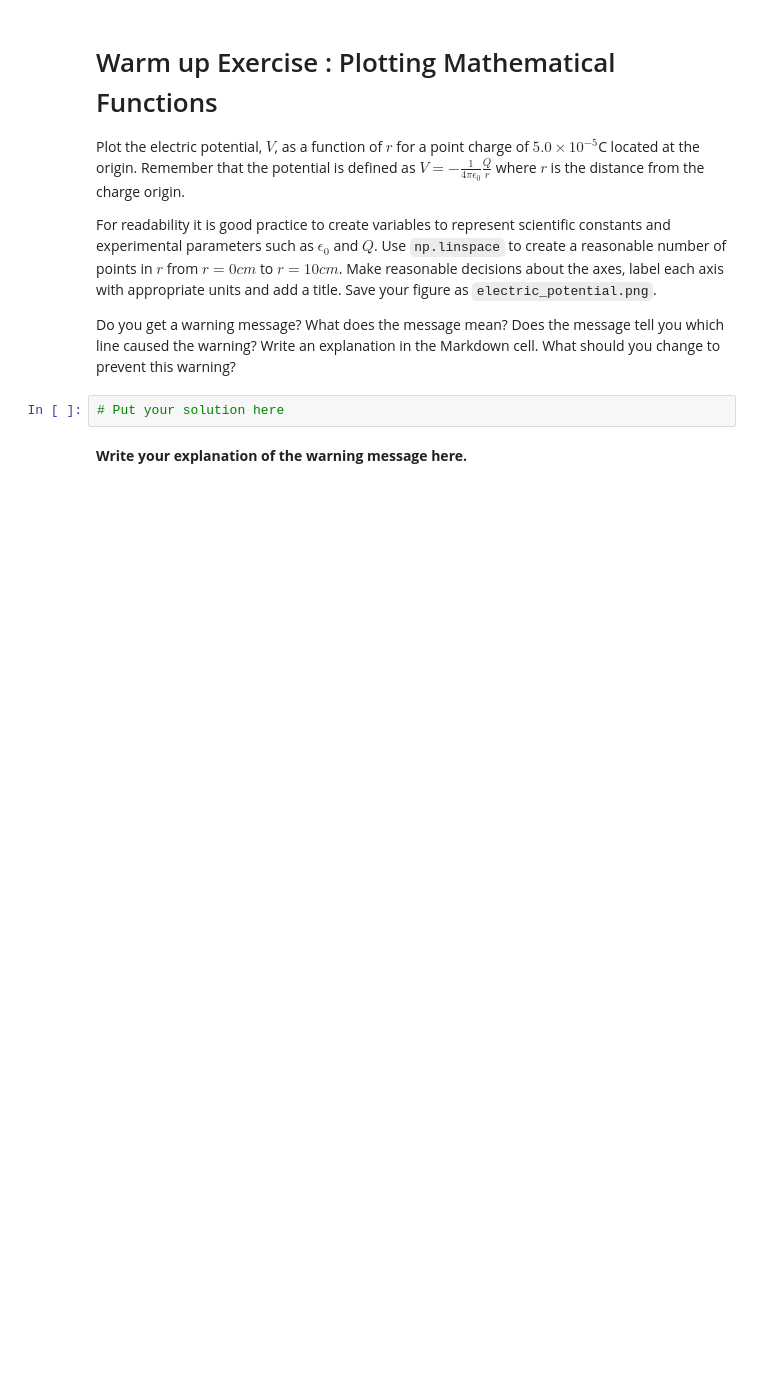
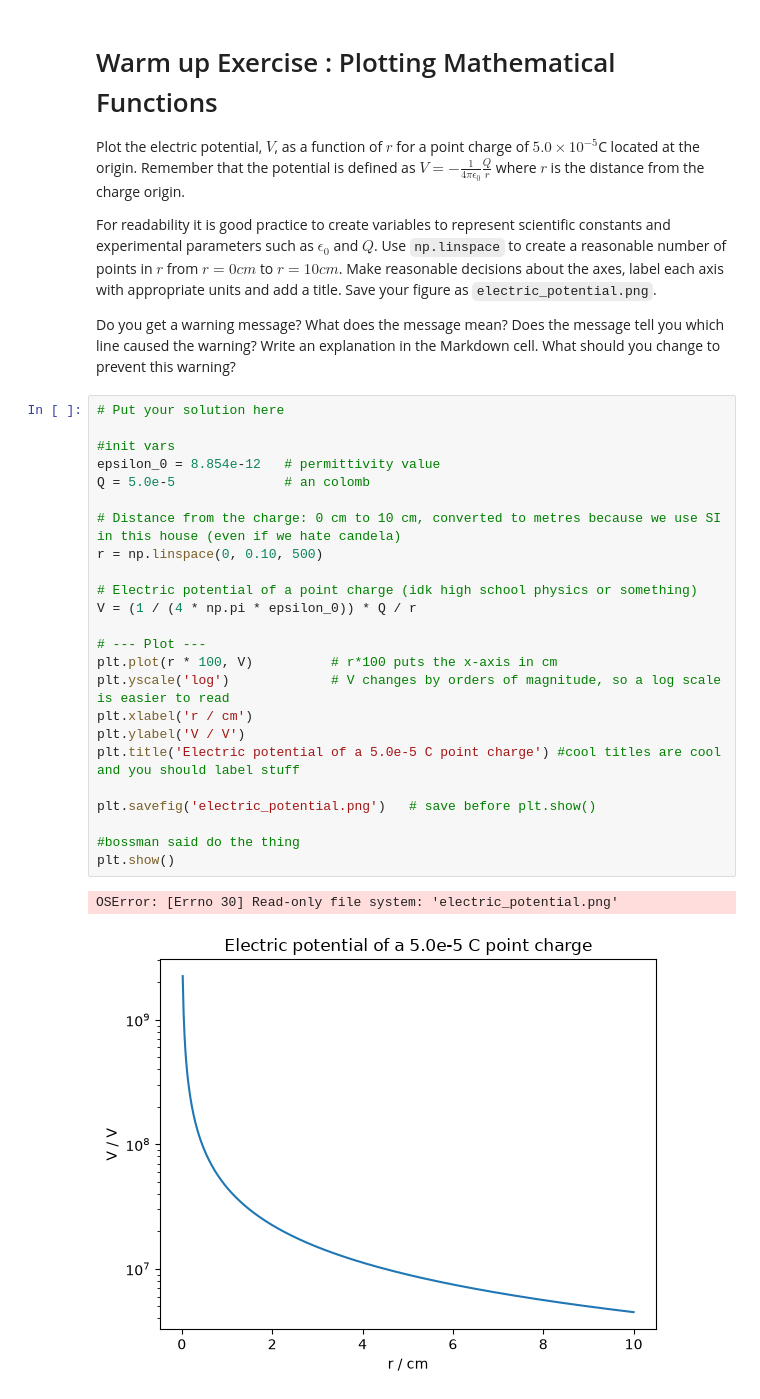
Before and after one commit to danboy12342/ENG2083, a Jupyter notebook: Labs/LAB 02/LAB 02/LAB 02A - Basic Plotting.ipynb, the cells around one changed output. Drawn from its saved outputs; the diff is of its cells as text; blank space fills up the shorter version.

```diff
--- a/Labs/LAB 02/LAB 02/LAB 02A - Basic Plotting.ipynb
+++ b/Labs/LAB 02/LAB 02/LAB 02A - Basic Plotting.ipynb
@@ -98,7 +171,30 @@ Plot the electric potential, $V$, as a function of $r$ for a point charge of $5.
 For readability it is good practice to create variables to represent scientific constants and experimental parameters such as $\epsilon_0$ and $Q$. Use `np.linspace` to create a reasonable number of points in $r$ from $r = 0 cm$ to $r = 10 cm$. Make reasonable decisions about the axes, label each axis with appropriate units and add a title. Save your figure as `electric_potential.png`.
 
 Do you get a warning message? What does the message mean? Does the message tell you which line caused the warning? Write an explanation in the Markdown cell. What should you change to prevent this warning?
-# %%
-# Put your solution here
-# %% [markdown]
-**Write your explanation of the warning message here.**
+# %%
+# Put your solution here
+
+#init vars
+epsilon_0 = 8.854e-12   # permittivity value
+Q = 5.0e-5              # an colomb
+
+# Distance from the charge: 0 cm to 10 cm, converted to metres because we use SI in this house (even if we hate candela)
+r = np.linspace(0, 0.10, 500)
+
+# Electric potential of a point charge (idk high school physics or something)
+V = (1 / (4 * np.pi * epsilon_0)) * Q / r
+
+# --- Plot ---
+plt.plot(r * 100, V)          # r*100 puts the x-axis in cm
+plt.yscale('log')             # V changes by orders of magnitude, so a log scale is easier to read
+plt.xlabel('r / cm')
+plt.ylabel('V / V')
+plt.title('Electric potential of a 5.0e-5 C point charge') #cool titles are cool and you should label stuff
+
+plt.savefig('electric_potential.png')   # save before plt.show()
+
+#bossman said do the thing
+plt.show()
+# %% [output]
+OSError: [Errno 30] Read-only file system: 'electric_potential.png'
+[figure, added]
```
Also changed, not shown: parts of 11 cells of this notebook, 1 other file.
